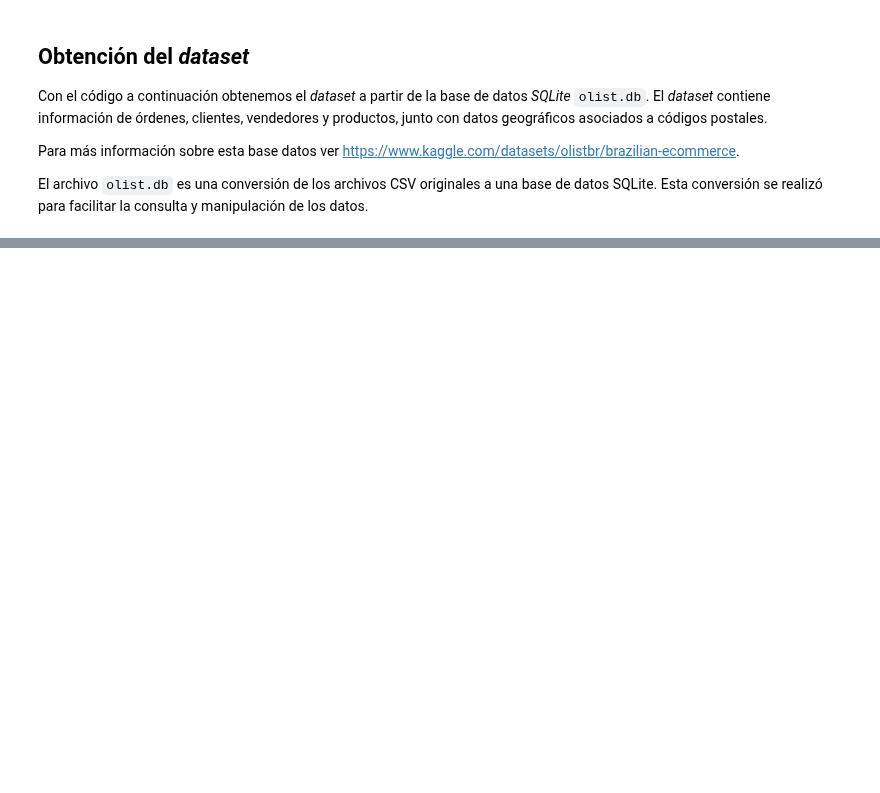
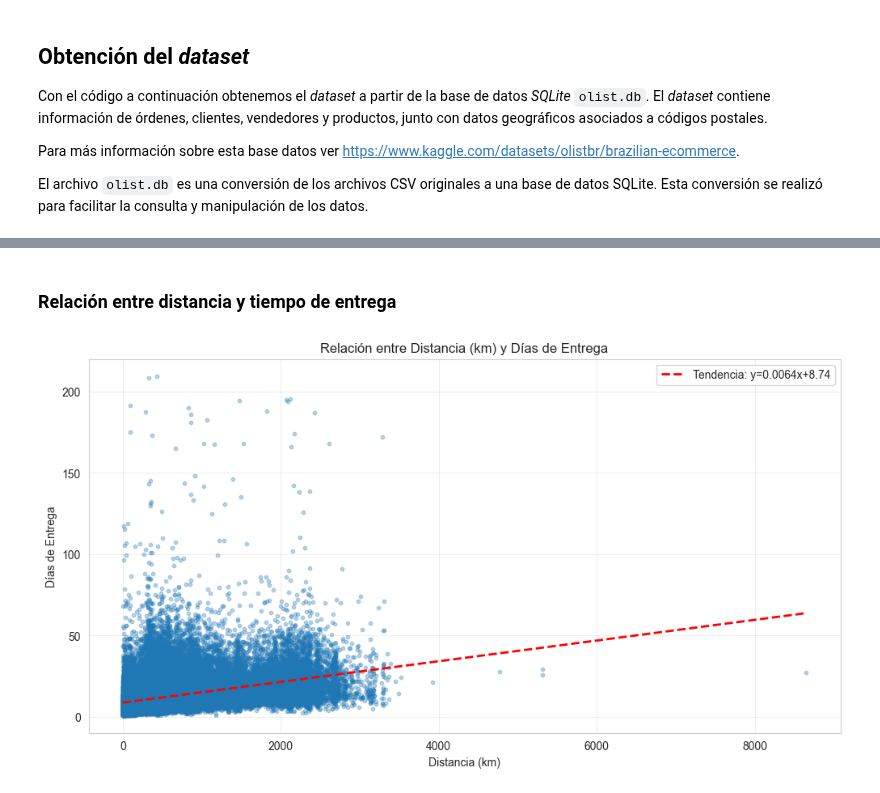
Before and after one commit to datwaft/aprendizaje_automatico, a Jupyter notebook: Proyecto/notebook.ipynb, the cells around one changed output, grey strips where cells are left out. Saved outputs shown, nothing was run; the diff lists cells and outputs as text; code cells hidden in the pictures; blank space fills up the shorter version.

```diff
--- a/Proyecto/notebook.ipynb
+++ b/Proyecto/notebook.ipynb
@@ -123,0 +321,24 @@ Con este último `df.info()` podemos ver que se obtuvo el _dataset_ de forma cor
+# %% [markdown]
+### Relación entre distancia y tiempo de entrega
+# %%
+plt.figure(figsize=(12, 6))
+plt.scatter(df["distance_km"], df["actual_delivery_days"], alpha=0.3, s=10)
+plt.xlabel(column_names["distance_km"])
+plt.ylabel(column_names["actual_delivery_days"])
+plt.title(f"Relación entre {column_names['distance_km']} y {column_names['actual_delivery_days']}")
+plt.grid(True, alpha=0.3)
+
+# Agregar línea de tendencia
+z = np.polyfit(df["distance_km"], df["actual_delivery_days"], 1)
+p = np.poly1d(z)
+plt.plot(
+    df["distance_km"].sort_values(),
+    p(df["distance_km"].sort_values()),
+    "r--",
+    linewidth=2,
+    label=f"Tendencia: y={z[0]:.4f}x+{z[1]:.2f}",
+)
+plt.legend()
+plt.show()
+# %% [output]
+[figure, added]
```
Also changed, not shown: parts of 19 cells of this notebook.
